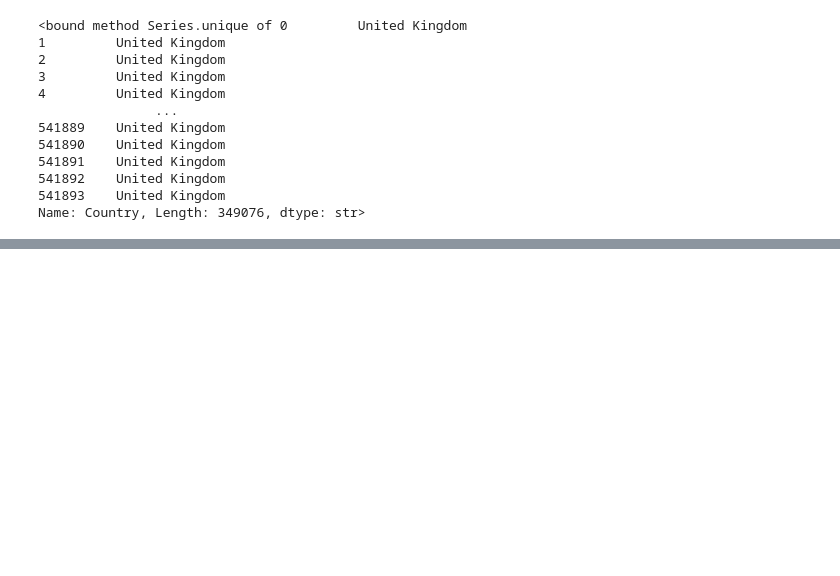
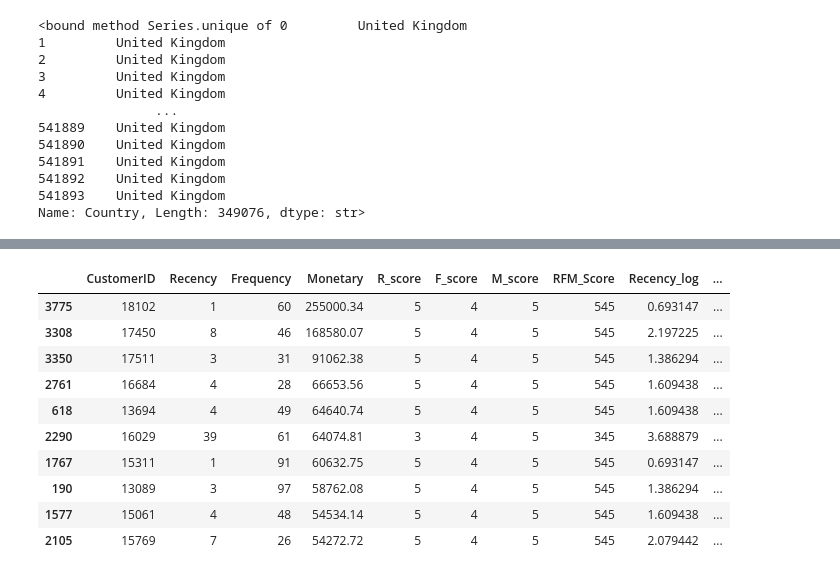
Before and after one commit to Qanmberjawad/clv-prediction, a Jupyter notebook: notebooks/01_data_loading.ipynb, the cells around one changed output, grey strips where cells are left out. Cells and saved outputs as stored; diff of their text form; code cells hidden in the pictures; blank space fills up the shorter version.

```diff
--- a/notebooks/01_data_loading.ipynb
+++ b/notebooks/01_data_loading.ipynb
@@ -204,0 +350,14 @@ Name: Country, Length: 349076, dtype: str>
+# %%
+rfm.sort_values(by='Monetary', ascending=False).head(10)
+# %% [output]
+|  | CustomerID | Recency | Frequency | Monetary | R_score | F_score | M_score | RFM_Score | Recency_log | ... |
+| 3775 | 18102 | 1 | 60 | 255000.34 | 5 | 4 | 5 | 545 | 0.693147 | ... |
+| 3308 | 17450 | 8 | 46 | 168580.07 | 5 | 4 | 5 | 545 | 2.197225 | ... |
+| 3350 | 17511 | 3 | 31 | 91062.38 | 5 | 4 | 5 | 545 | 1.386294 | ... |
+| 2761 | 16684 | 4 | 28 | 66653.56 | 5 | 4 | 5 | 545 | 1.609438 | ... |
+| 618 | 13694 | 4 | 49 | 64640.74 | 5 | 4 | 5 | 545 | 1.609438 | ... |
+| 2290 | 16029 | 39 | 61 | 64074.81 | 3 | 4 | 5 | 345 | 3.688879 | ... |
+| 1767 | 15311 | 1 | 91 | 60632.75 | 5 | 4 | 5 | 545 | 0.693147 | ... |
+| 190 | 13089 | 3 | 97 | 58762.08 | 5 | 4 | 5 | 545 | 1.386294 | ... |
+| 1577 | 15061 | 4 | 48 | 54534.14 | 5 | 4 | 5 | 545 | 1.609438 | ... |
+| 2105 | 15769 | 7 | 26 | 54272.72 | 5 | 4 | 5 | 545 | 2.079442 | ... |
```
Also changed, not shown: parts of 15 cells of this notebook.
